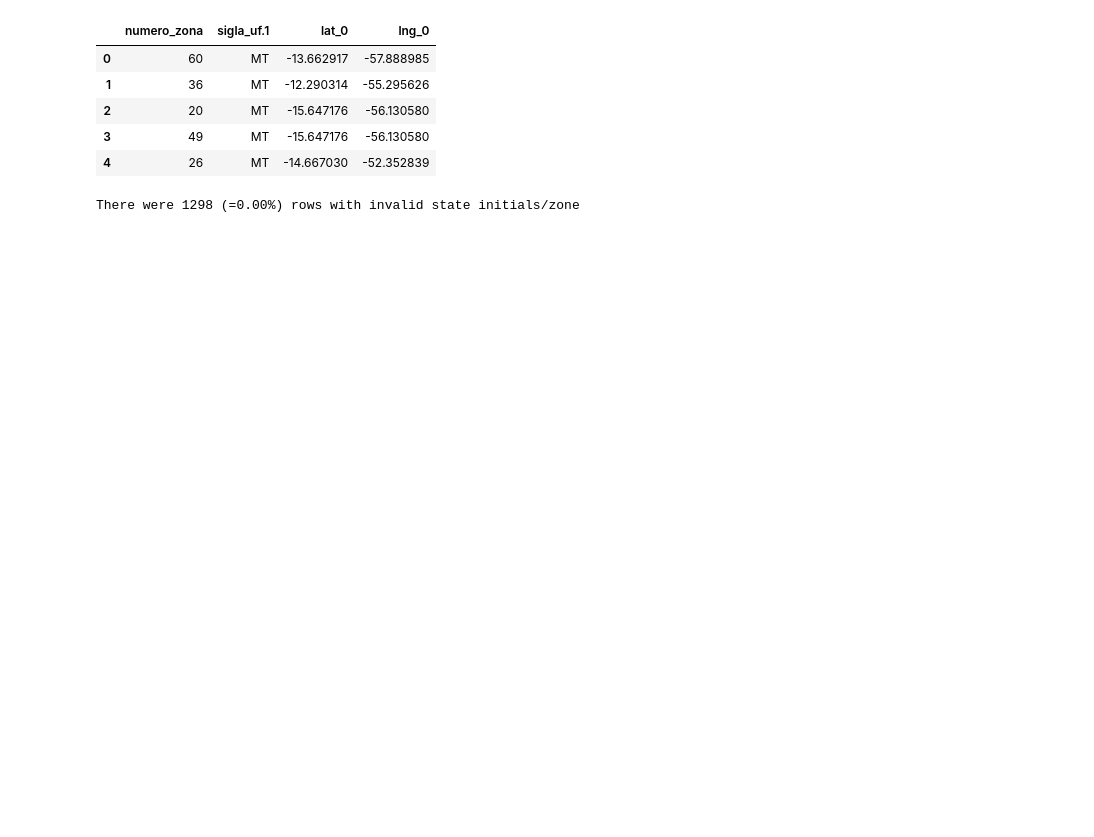
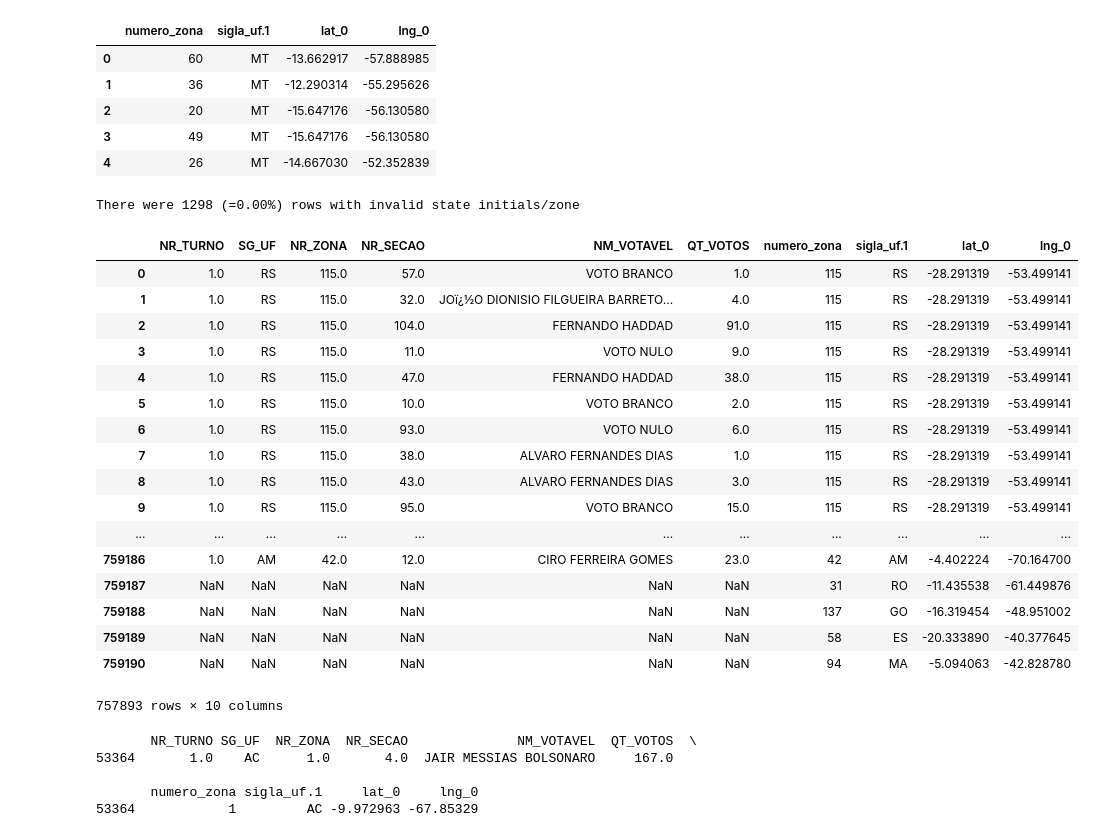
Before and after one commit to BrunoGomesCoelho/elections_FAKE, a Jupyter notebook: Processing Electoral sections.ipynb, the cells around one changed output. Cells and saved outputs as stored; diff of their text form; code cells hidden in the pictures; blank space fills up the shorter version.

```diff
--- a/Processing Electoral sections.ipynb
+++ b/Processing Electoral sections.ipynb
@@ -43,2 +43,33 @@ df.to_csv("Voting_lat_long.csv")
 # %% [output]
 There were 1298 (=0.00%) rows with invalid state initials/zone
+# %%
+df
+# %% [output]
+|  | NR_TURNO | SG_UF | NR_ZONA | NR_SECAO | NM_VOTAVEL | QT_VOTOS | numero_zona | sigla_uf.1 | lat_0 | lng_0 |
+| 0 | 1.0 | RS | 115.0 | 57.0 | VOTO BRANCO | 1.0 | 115 | RS | -28.291319 | -53.499141 |
+| 1 | 1.0 | RS | 115.0 | 32.0 | JOï¿½O DIONISIO FILGUEIRA BARRETO... | 4.0 | 115 | RS | -28.291319 | -53.499141 |
+| 2 | 1.0 | RS | 115.0 | 104.0 | FERNANDO HADDAD | 91.0 | 115 | RS | -28.291319 | -53.499141 |
+| 3 | 1.0 | RS | 115.0 | 11.0 | VOTO NULO | 9.0 | 115 | RS | -28.291319 | -53.499141 |
+| 4 | 1.0 | RS | 115.0 | 47.0 | FERNANDO HADDAD | 38.0 | 115 | RS | -28.291319 | -53.499141 |
+| 5 | 1.0 | RS | 115.0 | 10.0 | VOTO BRANCO | 2.0 | 115 | RS | -28.291319 | -53.499141 |
+| 6 | 1.0 | RS | 115.0 | 93.0 | VOTO NULO | 6.0 | 115 | RS | -28.291319 | -53.499141 |
+| 7 | 1.0 | RS | 115.0 | 38.0 | ALVARO FERNANDES DIAS | 1.0 | 115 | RS | -28.291319 | -53.499141 |
+| 8 | 1.0 | RS | 115.0 | 43.0 | ALVARO FERNANDES DIAS | 3.0 | 115 | RS | -28.291319 | -53.499141 |
+| 9 | 1.0 | RS | 115.0 | 95.0 | VOTO BRANCO | 15.0 | 115 | RS | -28.291319 | -53.499141 |
+| ... | ... | ... | ... | ... | ... | ... | ... | ... | ... | ... |
+| 759186 | 1.0 | AM | 42.0 | 12.0 | CIRO FERREIRA GOMES | 23.0 | 42 | AM | -4.402224 | -70.164700 |
+| 759187 | NaN | NaN | NaN | NaN | NaN | NaN | 31 | RO | -11.435538 | -61.449876 |
+| 759188 | NaN | NaN | NaN | NaN | NaN | NaN | 137 | GO | -16.319454 | -48.951002 |
+| 759189 | NaN | NaN | NaN | NaN | NaN | NaN | 58 | ES | -20.333890 | -40.377645 |
+| 759190 | NaN | NaN | NaN | NaN | NaN | NaN | 94 | MA | -5.094063 | -42.828780 |
+757893 rows × 10 columns
+# %%
+for a, b in df.groupby(by=["SG_UF", "NR_ZONA", "NR_SECAO"]):
+    print(b)
+    break
+# %% [output]
+       NR_TURNO SG_UF  NR_ZONA  NR_SECAO              NM_VOTAVEL  QT_VOTOS  \
+53364       1.0    AC      1.0       4.0  JAIR MESSIAS BOLSONARO     167.0
+
+       numero_zona sigla_uf.1     lat_0     lng_0
+53364            1         AC -9.972963 -67.85329
```
Also changed, not shown: parts of 4 cells of this notebook.
